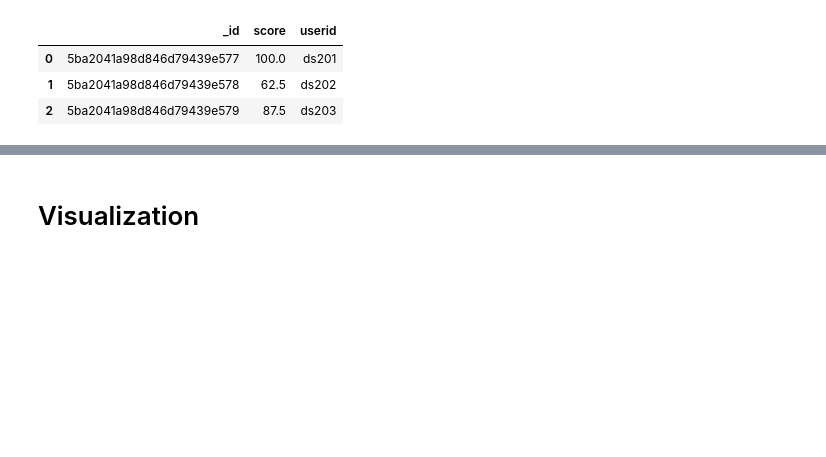
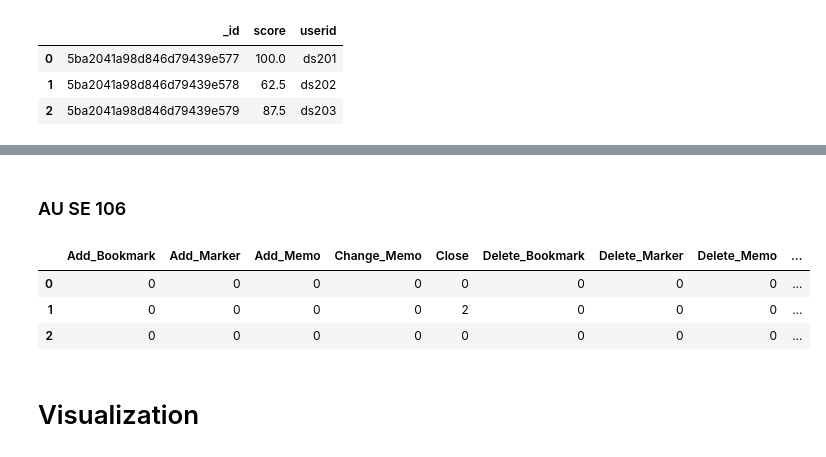
Before and after one commit to owen198/kslab, a Jupyter notebook: ds_comparision/datasets.ipynb, the cells around one changed output, grey strips where cells are left out. Cells and saved outputs as stored; diff of their text form; code cells hidden in the pictures; blank space fills up the shorter version.

```diff
--- a/ds_comparision/datasets.ipynb
+++ b/ds_comparision/datasets.ipynb
@@ -274,0 +296,12 @@ ku_br02 = score_df.astype(int)
+# %% [markdown]
+### AU SE 106
+# %%
+db = conn['AU_106_2_SE']
+collection = db['AU_106_2_SE_feature_and_score.csv']
+df = pd.DataFrame(list(collection.find()))
+df.head(3)
+# %% [output]
+|  | Add_Bookmark | Add_Marker | Add_Memo | Change_Memo | Close | Delete_Bookmark | Delete_Marker | Delete_Memo | ... |
+| 0 | 0 | 0 | 0 | 0 | 0 | 0 | 0 | 0 | ... |
+| 1 | 0 | 0 | 0 | 0 | 2 | 0 | 0 | 0 | ... |
+| 2 | 0 | 0 | 0 | 0 | 0 | 0 | 0 | 0 | ... |
```
Also changed, not shown: parts of 12 cells of this notebook, 11 other files.
